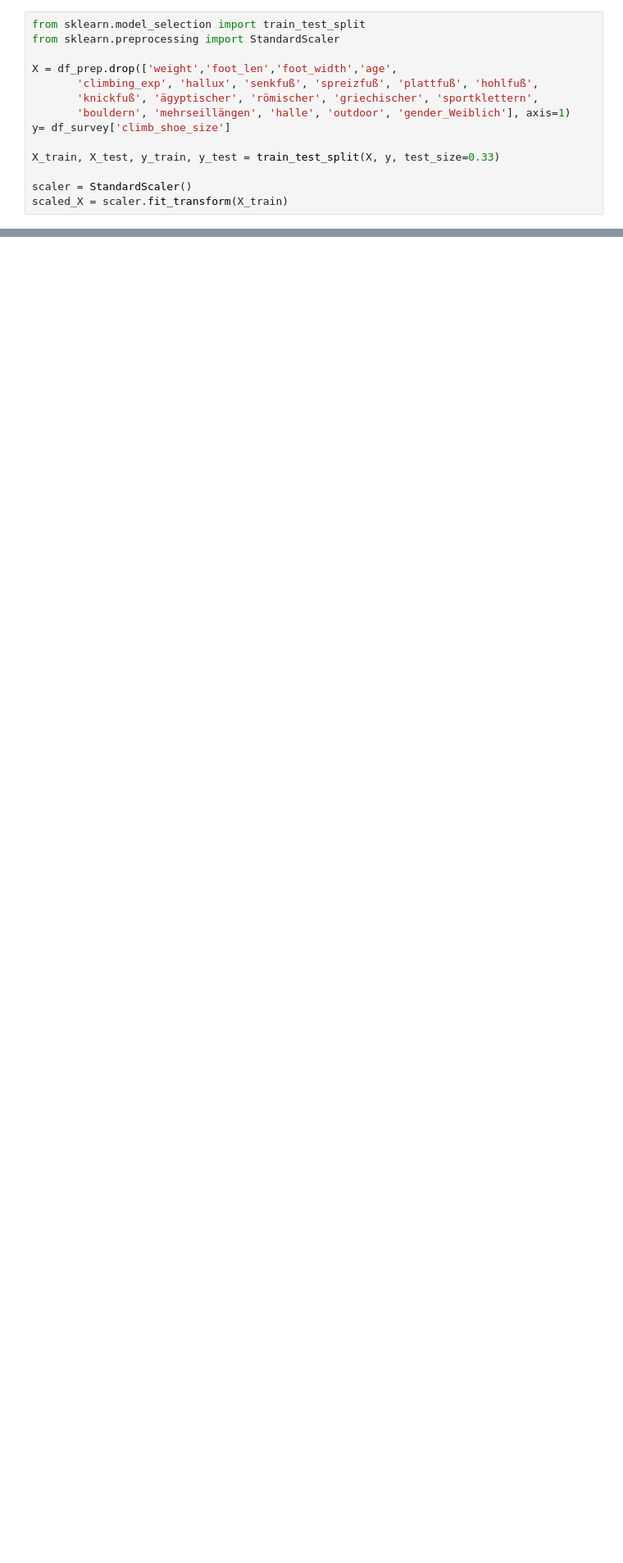
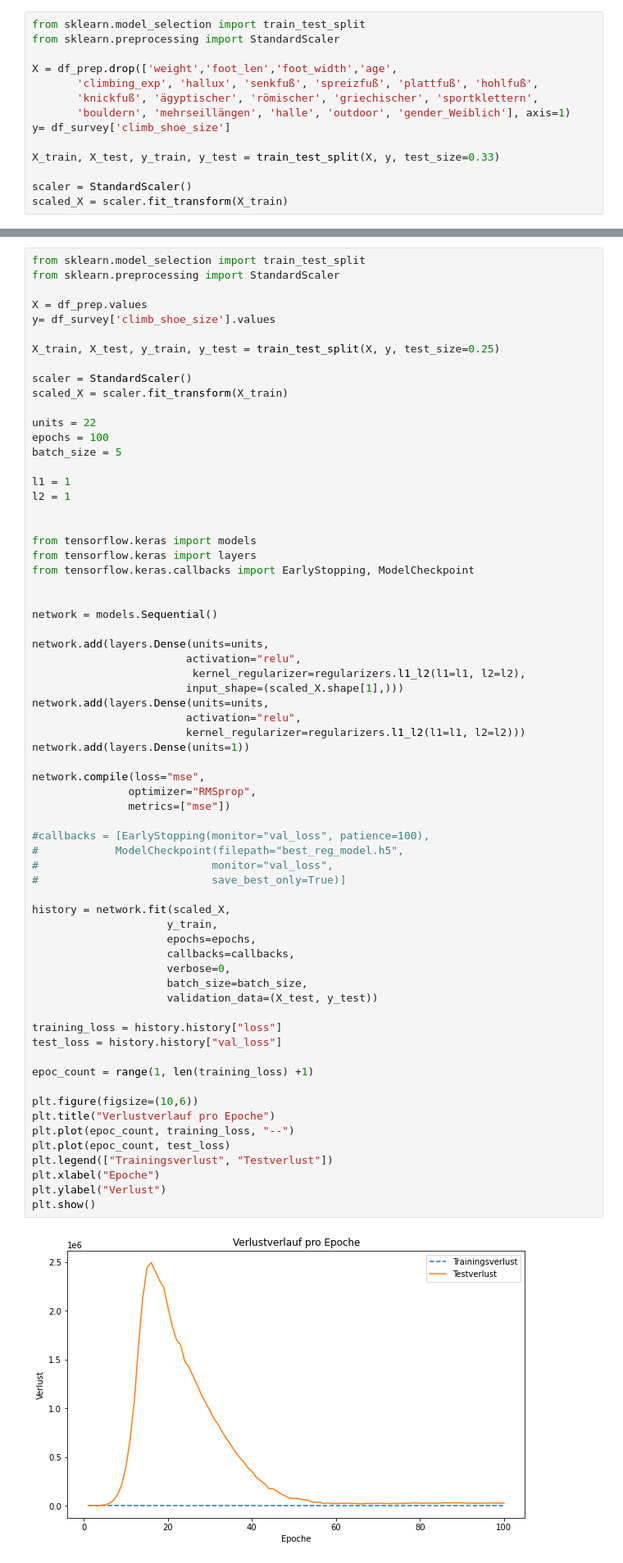
Before and after one commit to chalkiswhite/climbing-shoe-recommender, a Jupyter notebook: main.ipynb, the cells around one changed output, grey strips where cells are left out. Shown at 82% size. Drawn from its saved outputs; the diff is of its cells as text; blank space fills up the shorter version.

```diff
--- a/main.ipynb
+++ b/main.ipynb
@@ -1276,0 +1477,68 @@ X_test
+# %%
+from sklearn.model_selection import train_test_split
+from sklearn.preprocessing import StandardScaler
+
+X = df_prep.values
+y= df_survey['climb_shoe_size'].values
+
+X_train, X_test, y_train, y_test = train_test_split(X, y, test_size=0.25)
+
+scaler = StandardScaler()
+scaled_X = scaler.fit_transform(X_train)
+
+units = 22
+epochs = 100
+batch_size = 5
+
+l1 = 1
+l2 = 1
+
+
+from tensorflow.keras import models
+from tensorflow.keras import layers
+from tensorflow.keras.callbacks import EarlyStopping, ModelCheckpoint
+
+
+network = models.Sequential()
+
+network.add(layers.Dense(units=units,
+                        activation="relu",
+                         kernel_regularizer=regularizers.l1_l2(l1=l1, l2=l2),
+                        input_shape=(scaled_X.shape[1],)))
+network.add(layers.Dense(units=units,
+                        activation="relu",
+                        kernel_regularizer=regularizers.l1_l2(l1=l1, l2=l2)))
+network.add(layers.Dense(units=1))
+
+network.compile(loss="mse",
+               optimizer="RMSprop",
+               metrics=["mse"])
+
+#callbacks = [EarlyStopping(monitor="val_loss", patience=100),
+#            ModelCheckpoint(filepath="best_reg_model.h5",
+#                           monitor="val_loss",
+#                           save_best_only=True)]
+
+history = network.fit(scaled_X,
+                     y_train,
+                     epochs=epochs,
+                     callbacks=callbacks,
+                     verbose=0,
+                     batch_size=batch_size,
+                     validation_data=(X_test, y_test))
+
+training_loss = history.history["loss"]
+test_loss = history.history["val_loss"]
+
+epoc_count = range(1, len(training_loss) +1)
+
+plt.figure(figsize=(10,6))
+plt.title("Verlustverlauf pro Epoche")
+plt.plot(epoc_count, training_loss, "--")
+plt.plot(epoc_count, test_loss)
+plt.legend(["Trainingsverlust", "Testverlust"])
+plt.xlabel("Epoche")
+plt.ylabel("Verlust")
+plt.show()
+# %% [output]
+[figure, added]
```
Also changed, not shown: parts of 40 cells of this notebook.
